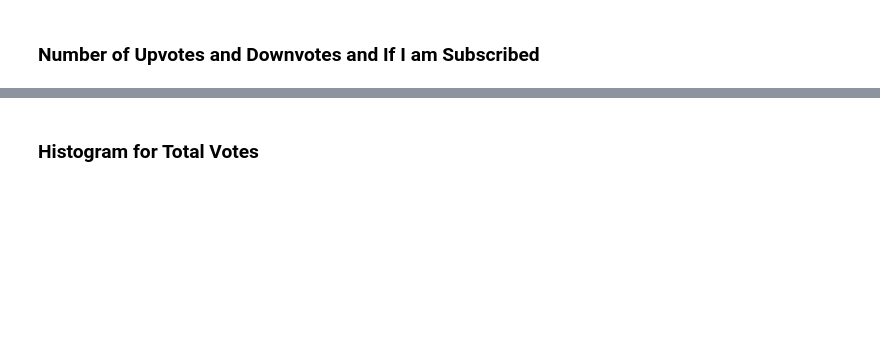
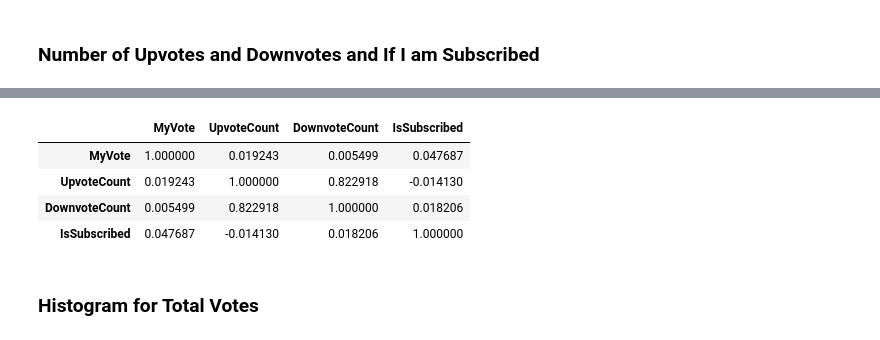
Before and after one commit to firatbatar/my-reddit-data, a Jupyter notebook: reddit_analysis.ipynb, the cells around one changed output, grey strips where cells are left out. Saved outputs shown, nothing was run; the diff lists cells and outputs as text; code cells hidden in the pictures; blank space fills up the shorter version.

```diff
--- a/reddit_analysis.ipynb
+++ b/reddit_analysis.ipynb
@@ -744,6 +785,14 @@ chart_subscribed.save("figures/post_votes/altair_subscribed_counts.png")
 chart
 # %% [output]
 [interactive output not drawn]
+# %%
+post_votes_df[["MyVote", "UpvoteCount", "DownvoteCount", "IsSubscribed"]].corr()
+# %% [output]
+|  | MyVote | UpvoteCount | DownvoteCount | IsSubscribed |
+| MyVote | 1.000000 | 0.019243 | 0.005499 | 0.047687 |
+| UpvoteCount | 0.019243 | 1.000000 | 0.822918 | -0.014130 |
+| DownvoteCount | 0.005499 | 0.822918 | 1.000000 | 0.018206 |
+| IsSubscribed | 0.047687 | -0.014130 | 0.018206 | 1.000000 |
 # %% [markdown]
 ### Histogram for Total Votes
 # %%
```
Also changed, not shown: parts of 15 cells of this notebook, 25 other files.
